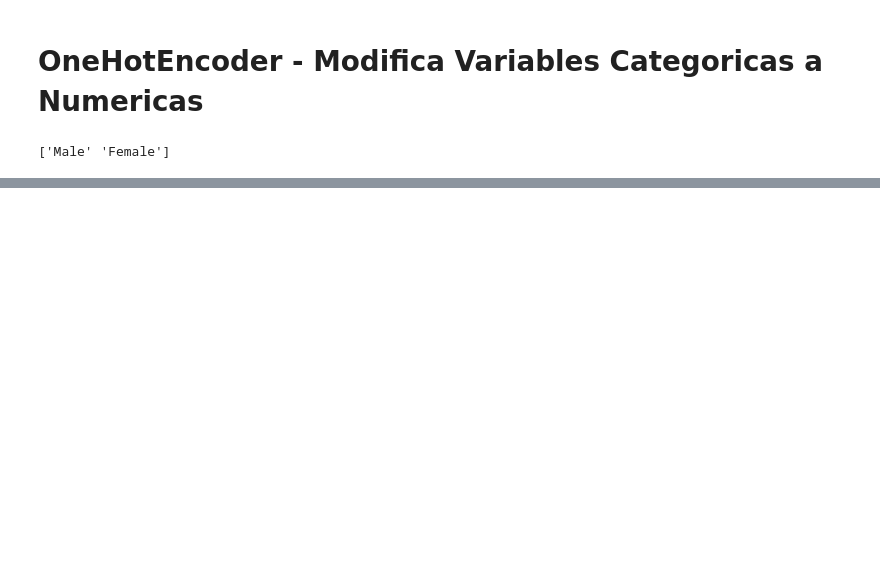
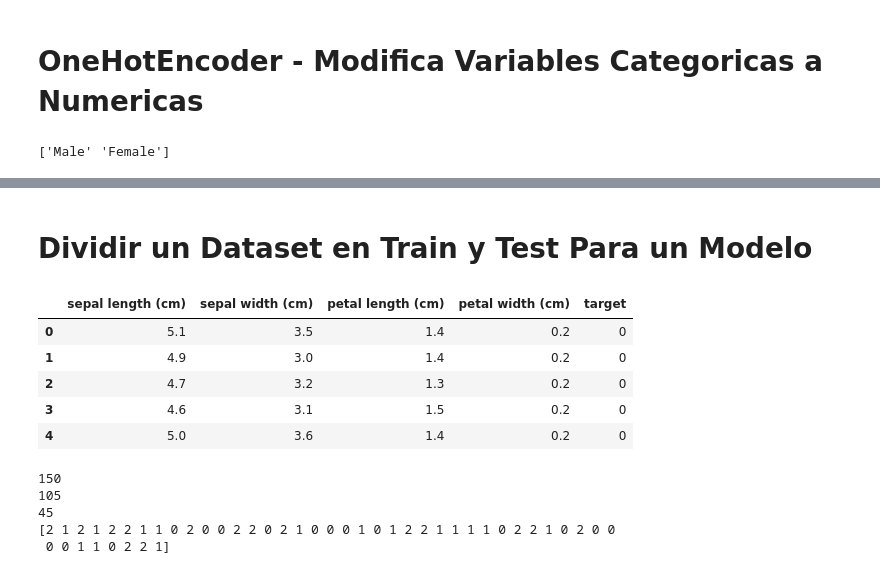
Before and after one commit to AngelTroncoso/Scikit-Lear, a Jupyter notebook: Scikit_Learn.ipynb, the cells around one changed output, grey strips where cells are left out. Saved outputs shown, nothing was run; the diff lists cells and outputs as text; code cells hidden in the pictures; blank space fills up the shorter version.

```diff
--- a/Scikit_Learn.ipynb
+++ b/Scikit_Learn.ipynb
@@ -177,0 +228,39 @@ adul_df.head()
+# %% [markdown]
+# Dividir un Dataset en Train y Test Para un Modelo
+# %%
+# se extrae este dataframe que esta incorporado en la libreria Scikit-Learn
+iris_dataset = load_iris()
+iris_df = pd.DataFrame(iris_dataset.data, columns=iris_dataset.feature_names)
+iris_df['target'] = iris_dataset.target
+iris_df.head()
+# %% [output]
+|  | sepal length (cm) | sepal width (cm) | petal length (cm) | petal width (cm) | target |
+| 0 | 5.1 | 3.5 | 1.4 | 0.2 | 0 |
+| 1 | 4.9 | 3.0 | 1.4 | 0.2 | 0 |
+| 2 | 4.7 | 3.2 | 1.3 | 0.2 | 0 |
+| 3 | 4.6 | 3.1 | 1.5 | 0.2 | 0 |
+| 4 | 5.0 | 3.6 | 1.4 | 0.2 | 0 |
+# %%
+from sklearn.model_selection import train_test_split
+
+# este Modelo da cuatro resultados tres para Pruebas y uno para hacer el Test !
+iris_dataset = load_iris()
+x_train, x_test, y_train, y_test = train_test_split(
+    iris_dataset.data,
+    iris_dataset.target,
+    test_size=0.3,
+    stratify=iris_dataset.target,
+    random_state=42
+    )
+
+print(len(iris_dataset.data))
+print(len(x_train))
+print(len(x_test))
+
+print(y_test)
+# %% [output]
+150
+105
+45
+[2 1 2 1 2 2 1 1 0 2 0 0 2 2 0 2 1 0 0 0 1 0 1 2 2 1 1 1 1 0 2 2 1 0 2 0 0
+ 0 0 1 1 0 2 2 1]
```
Also changed, not shown: parts of 4 cells of this notebook.
